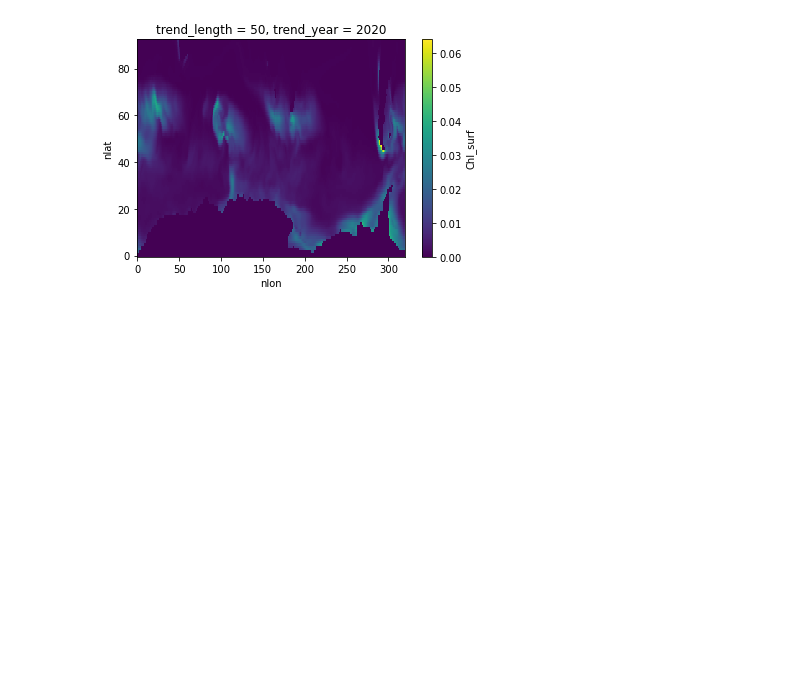
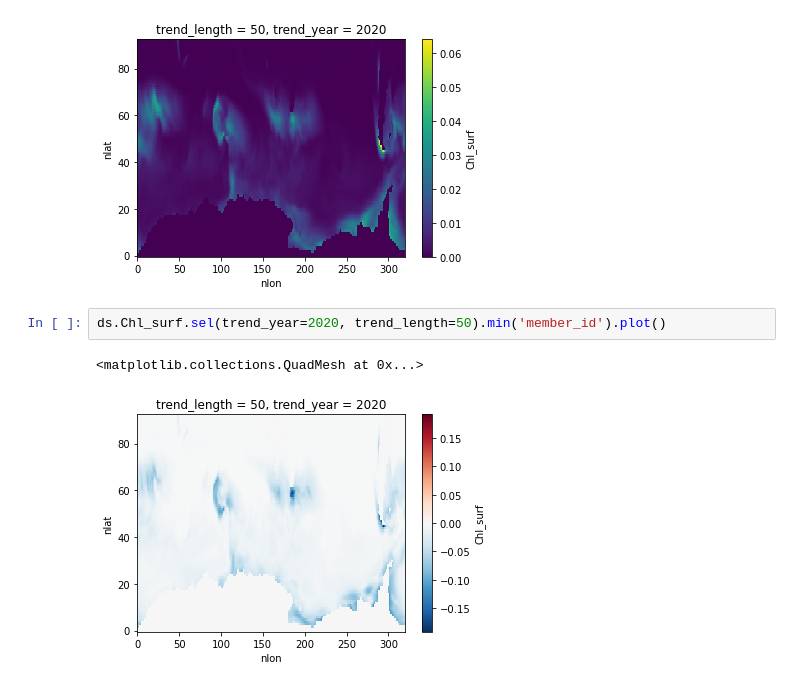
Before and after one commit to matt-long/krill-cesm-le, a Jupyter notebook: notebooks/_cesm-le-map-view_trends.ipynb, the cells around one changed output. Cells and saved outputs as stored; diff of their text form; blank space fills up the shorter version.

Commit message:
added a couple more quick-look plots

```diff
--- a/notebooks/_cesm-le-map-view_trends.ipynb
+++ b/notebooks/_cesm-le-map-view_trends.ipynb
@@ -170,3 +170,8 @@ ds.Chl_surf.sel(trend_year=2020, trend_length=50).std('member_id').plot()
 # %% [output]
 <matplotlib.collections.QuadMesh at 0x...>
 [figure]
+# %%
+ds.Chl_surf.sel(trend_year=2020, trend_length=50).min('member_id').plot()
+# %% [output]
+<matplotlib.collections.QuadMesh at 0x...>
+[figure, added]
```
Also changed, not shown: parts of 1 cell of this notebook.
